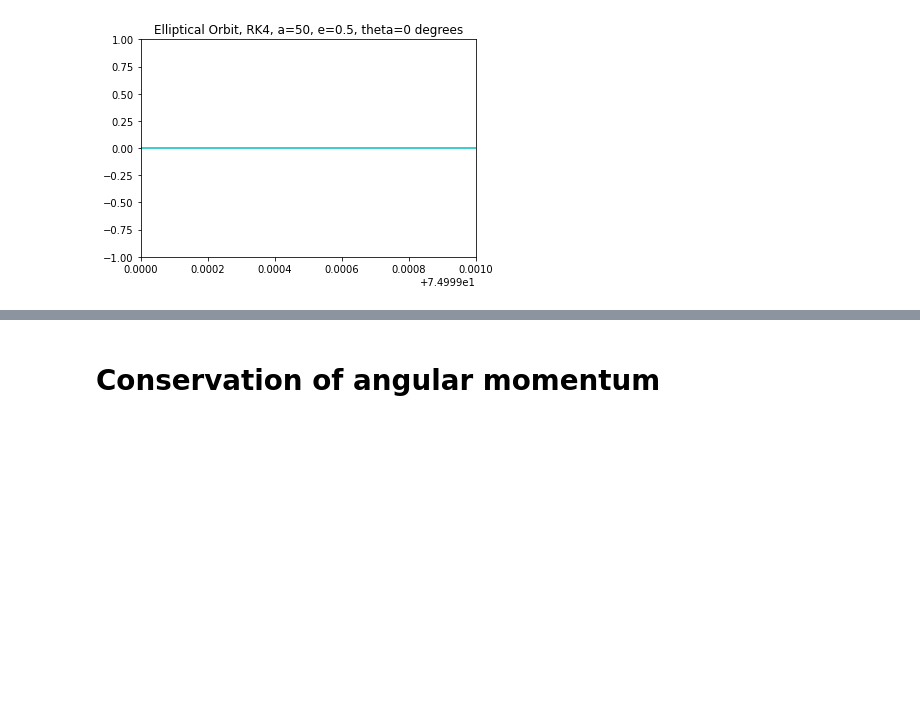
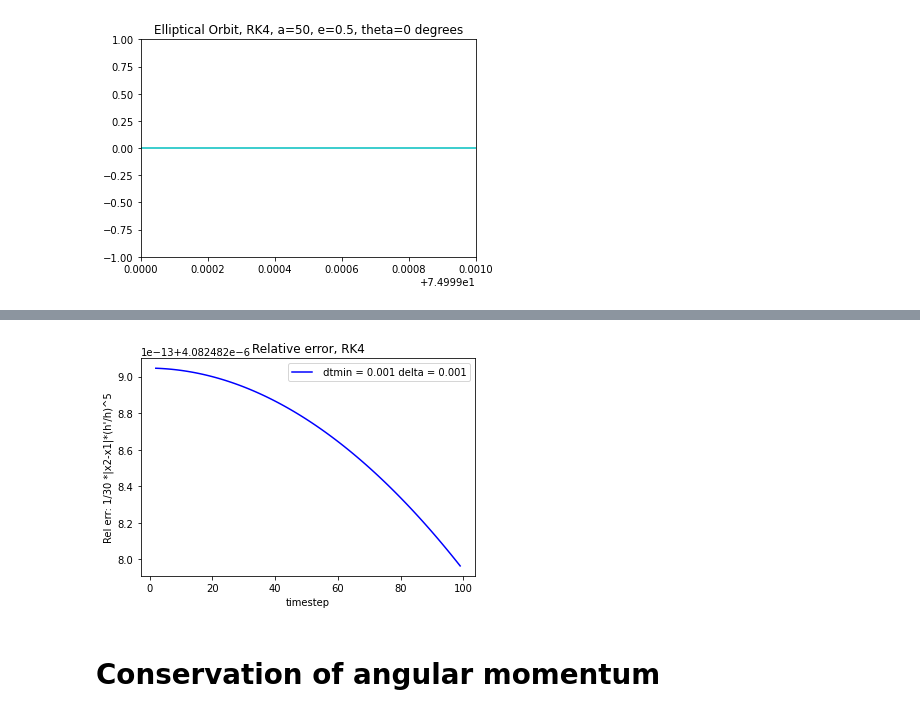
Before and after one commit to sdorsher/ManyBodyProblem, a Jupyter notebook: Vector Elliptical Adaptive RK4.ipynb, the cells around one changed output, grey strips where cells are left out. Cells and saved outputs as stored; diff of their text form; code cells hidden in the pictures; blank space fills up the shorter version.

```diff
--- a/Vector Elliptical Adaptive RK4.ipynb
+++ b/Vector Elliptical Adaptive RK4.ipynb
@@ -223,3 +243,17 @@ plt.show()
+# %%
+import matplotlib.pyplot as plt
+t = np.linspace(0, 2*math.pi, 100)
+xax=np.arange(0,100*len(npstar2x[:,1]))
+xax=xax-len(xax)/2
+
+plt.xlabel("timestep")
+plt.ylabel("Rel err: 1/30 *|x2-x1|*(h'/h)^5")
+plt.title("Relative error, RK4")
+relerrplt,=plt.plot(np.arange(2,len(nperr)),nperr[2:],'b',label=" dtmin = "+ str(dtmin)+" delta = "+str(delta))
+plt.legend(handles=[relerrplt])
+plt.show()
+# %% [output]
+[figure, added]
 # %% [markdown]
 # Conservation of angular momentum
 # %%
```
Also changed, not shown: parts of 15 cells of this notebook, 3 other files.
